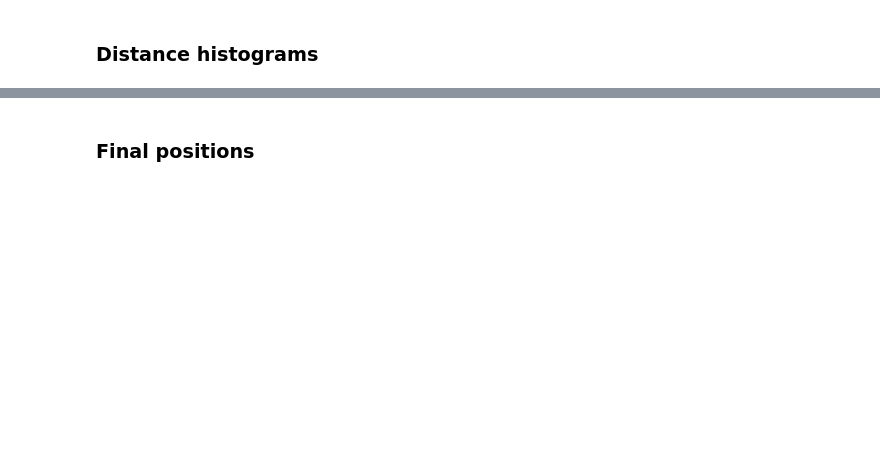
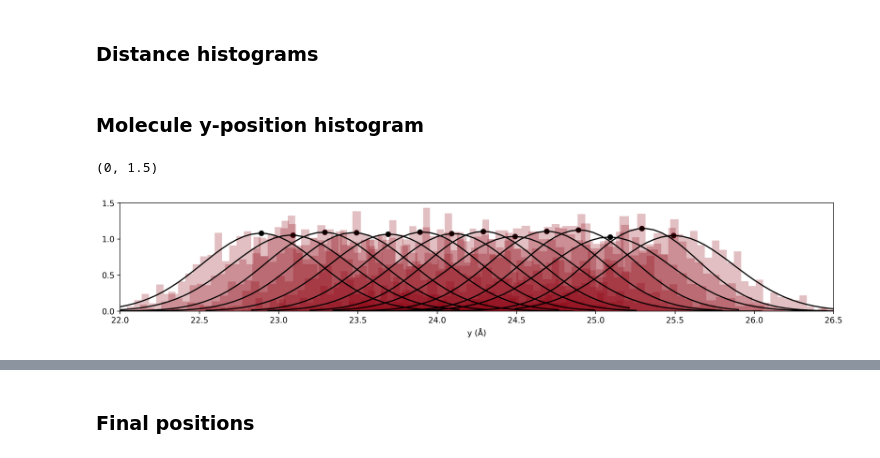
Before and after one commit to kbsezginel/nanocar-misc, a Jupyter notebook: scripts/surface-scan/read_scan.ipynb, the cells around one changed output, grey strips where cells are left out. Drawn from its saved outputs; the diff is of its cells as text; code cells hidden in the pictures; blank space fills up the shorter version.

```diff
--- a/scripts/surface-scan/read_scan.ipynb
+++ b/scripts/surface-scan/read_scan.ipynb
@@ -104,3 +111,17 @@ def subplot(plot_fun, plot_args, nrow=1, width=3, height=3, dpi=200, save=None,
             plt.title(title[idx - 1])
     if save is not None:
         plt.savefig(save, dpi=dpi, transparent=True, bbox_inches='tight')
+# %% [markdown]
+### Molecule y-position histogram
+# %%
+fig = plt.figure(figsize=(16, 2.5), dpi=300)
+for i in range(14):
+    idx = histdata['yi'].index(i)
+    plot_hist(histdata['y'][idx], alpha=0.25, color='xkcd:crimson')
+plt.xlabel('y (Å)')
+plt.yticks([0, 0.5, 1.0, 1.5])
+plt.xlim(22, 26.5)
+plt.ylim(0, 1.5)
+# %% [output]
+(0, 1.5)
+[figure, added]
```
Also changed, not shown: parts of 13 cells of this notebook, 4 other files.
